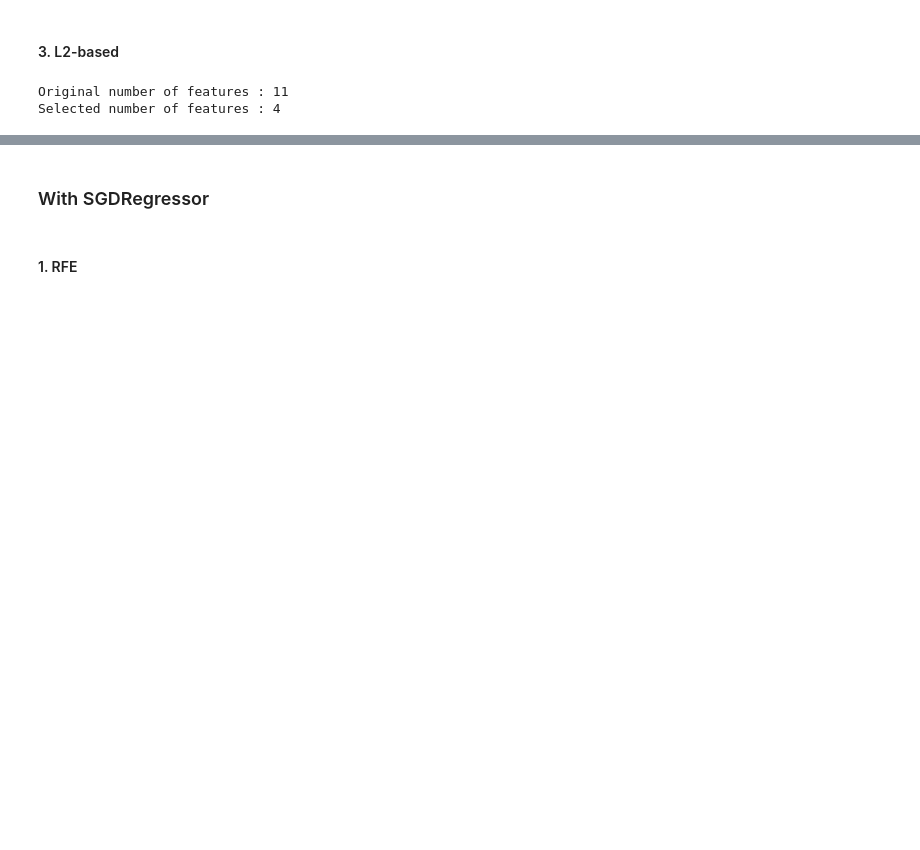
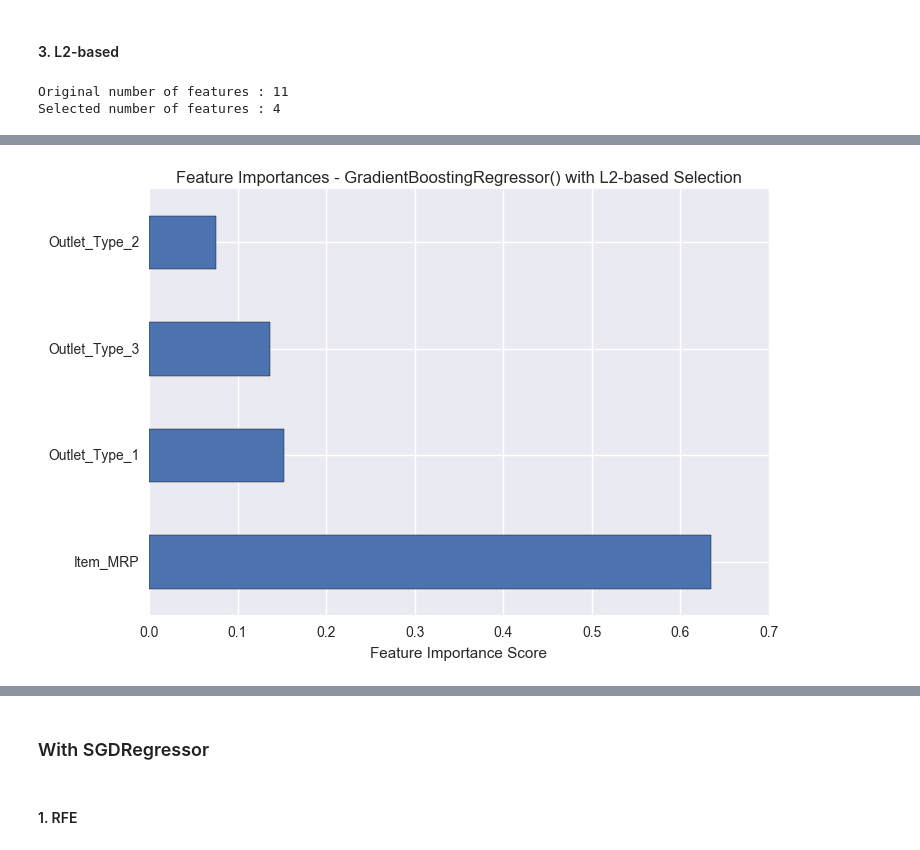
Before and after one commit to Dhrubajit-Das/MachineLearning-Projects, a Jupyter notebook: Supervised/Big Mart Sales/Model Selection and Feature Selection.ipynb, the cells around one changed output, grey strips where cells are left out. Drawn from its saved outputs; the diff is of its cells as text; code cells hidden in the pictures; blank space fills up the shorter version.

```diff
--- a/Supervised/Big Mart Sales/Model Selection and Feature Selection.ipynb
+++ b/Supervised/Big Mart Sales/Model Selection and Feature Selection.ipynb
@@ -217,0 +267,9 @@ CV Score : Mean - 1092 | Std - 21.41
+# %%
+predictors = ['Item_MRP', 'Outlet_Type_1',
+       'Outlet_Type_2', 'Outlet_Type_3']
+feat_imp = pd.Series(gbr.feature_importances_, predictors).sort_values(ascending=False)
+feat_imp.plot(kind='barh', title='Feature Importances - GradientBoostingRegressor() with L2-based Selection')
+plt.xlabel('Feature Importance Score')
+plt.savefig("feat_imp.png")
+# %% [output]
+[figure, added]
```
Also changed, not shown: parts of 8 cells of this notebook, 3 other files.
